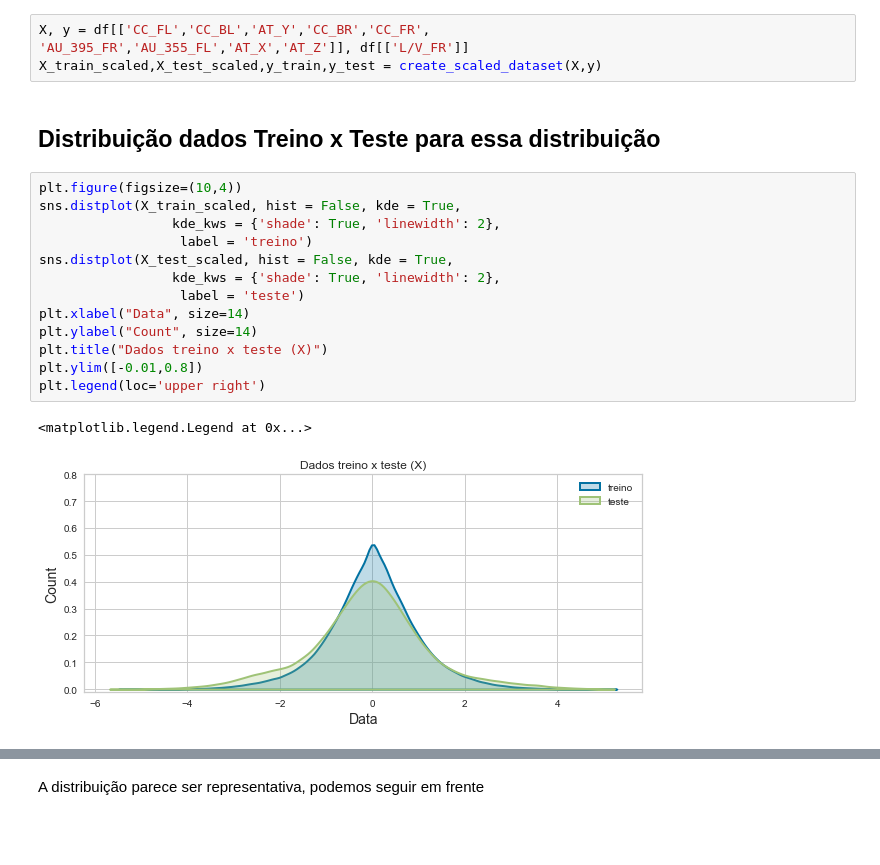
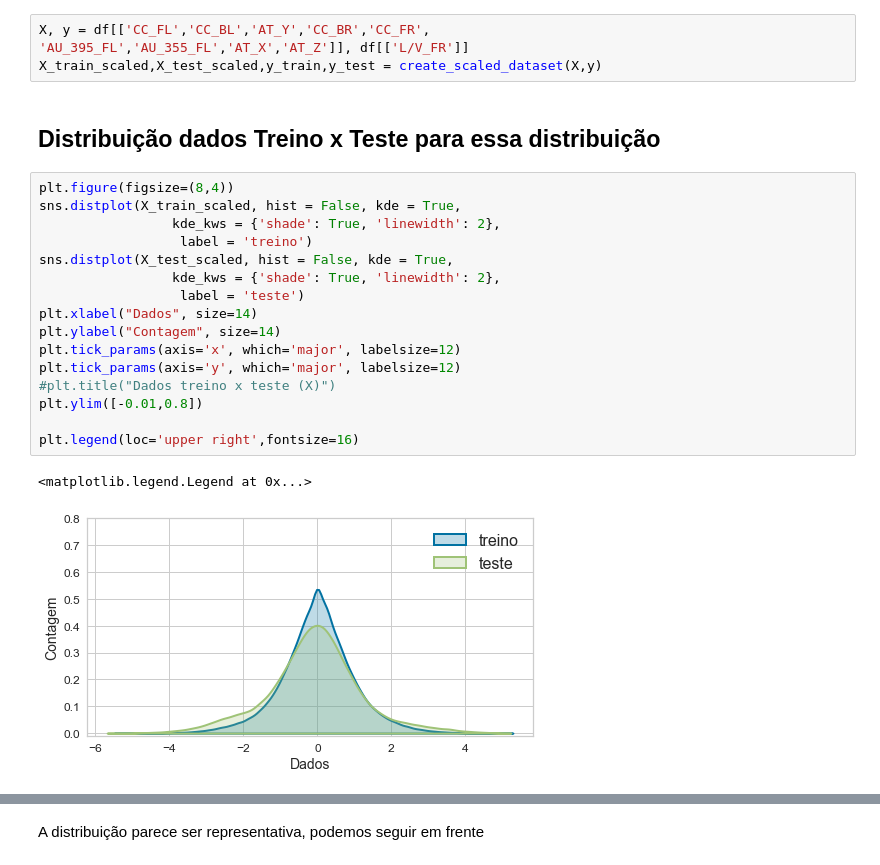
Before and after one commit to mariaclaraav/Sparse_Sensing, a Jupyter notebook: 4.1.Feature_selectionFR.ipynb, the cells around one changed output, grey strips where cells are left out. Cells and saved outputs as stored; diff of their text form; blank space fills up the shorter version.

```diff
--- a/4.1.Feature_selectionFR.ipynb
+++ b/4.1.Feature_selectionFR.ipynb
@@ -47,24 +47,27 @@ def create_scaled_dataset(X,y):
     return X_scaled_train,X_scaled_test, y_train,y_test
 # %%
 X, y = df[['CC_FL','CC_BL','AT_Y','CC_BR','CC_FR',
-'AU_395_FR','AU_355_FL','AT_X','AT_Z']], df[['L/V_FR']]
+'AU_395_FL','AU_355_FL','AT_X','AT_Z']], df[['L/V_FR']]
 X_train_scaled,X_test_scaled,y_train,y_test = create_scaled_dataset(X,y)
 # %% [markdown]
 ## Distribuição dados Treino x Teste para essa distribuição
 # %%
-plt.figure(figsize=(10,4))
+plt.figure(figsize=(8,4))
 sns.distplot(X_train_scaled, hist = False, kde = True,
                  kde_kws = {'shade': True, 'linewidth': 2},
                   label = 'treino')
 sns.distplot(X_test_scaled, hist = False, kde = True,
                  kde_kws = {'shade': True, 'linewidth': 2},
                   label = 'teste')
-plt.xlabel("Data", size=14)
-plt.ylabel("Count", size=14)
-plt.title("Dados treino x teste (X)")
+plt.xlabel("Dados", size=14)
+plt.ylabel("Contagem", size=14)
+plt.tick_params(axis='x', which='major', labelsize=12)
+plt.tick_params(axis='y', which='major', labelsize=12)
+#plt.title("Dados treino x teste (X)")
 plt.ylim([-0.01,0.8])
-plt.legend(loc='upper right')
+
+plt.legend(loc='upper right',fontsize=16)
 # %% [output]
 <matplotlib.legend.Legend at 0x...>
-[figure, old version]
+[figure, new version]
 # %%
```
Also changed, not shown: parts of 41 cells of this notebook, 6 other files.
